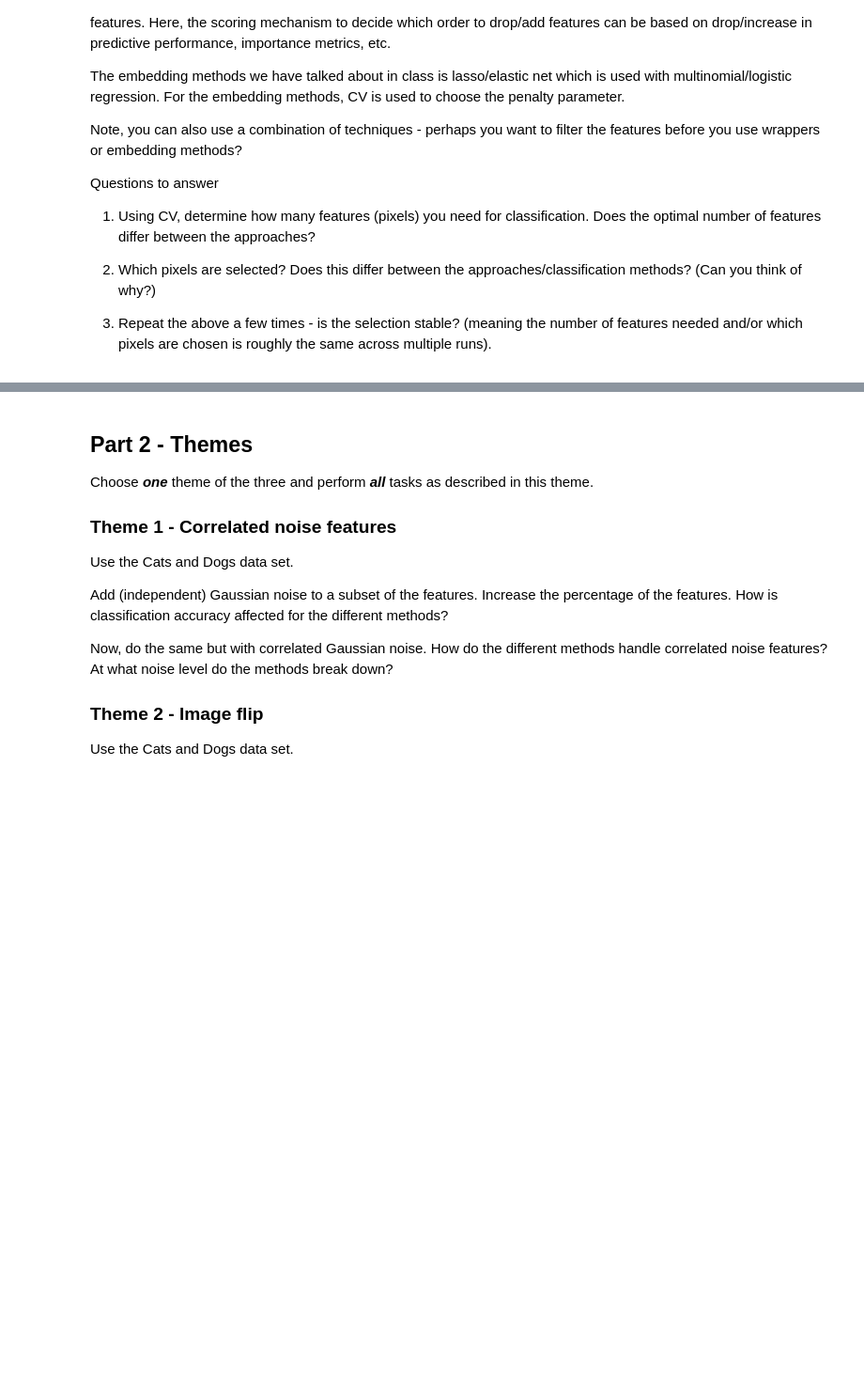
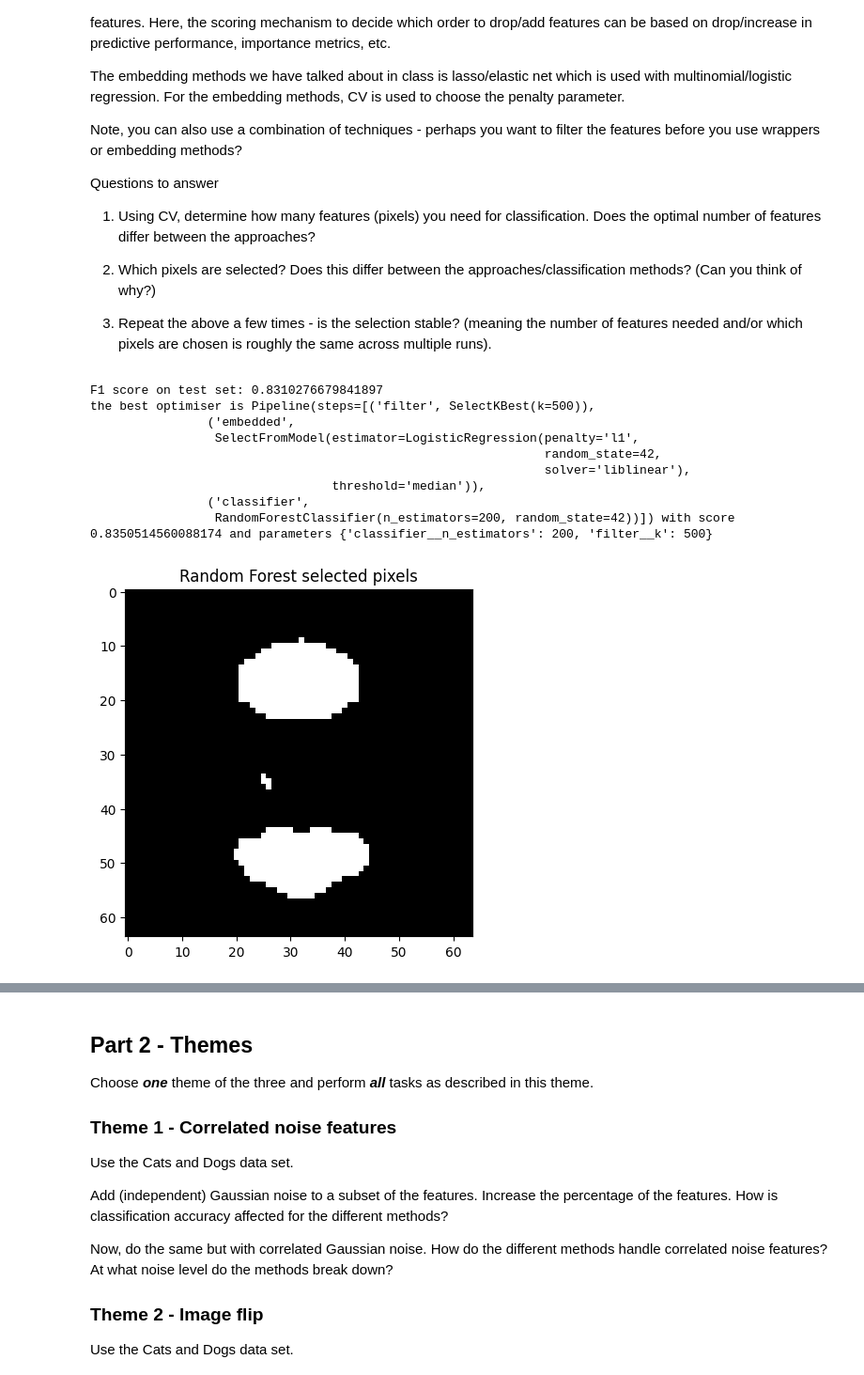
Before and after one commit to CleosCleopatra/Big_data_2, a Jupyter notebook: project2Py.ipynb, the cells around one changed output, grey strips where cells are left out. Shown at 94% size. Cells and saved outputs as stored; diff of their text form; code cells hidden in the pictures; blank space fills up the shorter version.

Commit message:
Fixed one tiny little detail (changed from mask to final mask in line 51)

```diff
--- a/project2Py.ipynb
+++ b/project2Py.ipynb
@@ -237,7 +237,7 @@ def classifying(random_seed, models_loc):
     final_mask = np.zeros_like(mask)
     final_mask[np.where(mask)[0]] = mask_embedded
     plt.figure()
-    plt.imshow(mask.reshape(64,64), cmap="gray")
+    plt.imshow(final_mask.reshape(64,64), cmap="gray")
     plt.title("Random Forest selected pixels")
     plt.show()
 
@@ -284,30 +284,41 @@ def classifying(random_seed, models_loc):
         ("classifier", KNeighborsClassifier())
         ])
     opt_knn = GridSearchCV(
         pipe_knn,
         param_grid = models_loc["KNN"]["params"],
         cv = StratifiedKFold(n_splits=5, shuffle = True, random_state = 0),
         scoring = "f1",
         n_jobs=-1
     )
     opt_knn.fit(X_train, y_train)
     y_pred_knn = opt_knn.predict(X_test)
     f1_knn = f1_score(y_test, y_pred_knn)
     print(f"F1 score on test set: {f1_knn}")
     #print(opt_knn.cv_results_)
     print(f"the best optimiser is {opt_knn.best_estimator_} with score {opt_knn.best_score_} and parameters {opt_knn.best_params_}")
     mask_knn = opt_knn.best_estimator_.named_steps["filter"].get_support()
     embedded_mask_knn = opt_knn.best_estimator_.named_steps["embedded"].get_support()
     final_mask_knn = np.zeros_like(mask_knn)
     final_mask_knn[np.where(mask_knn)[0]] = embedded_mask_knn
     plt.figure()
     plt.imshow(final_mask_knn.reshape(64,64), cmap="gray")
     plt.title("KNN selected pixels")
     plt.show()
     models_loc["KNN"]["results"].append((opt_knn.best_estimator_, opt_knn.best_score_, opt_knn.best_params_, f1_knn, final_mask_knn))
 
     return models_loc
 
 models = classifying(42, models)
 models = classifying(123, models)
 models = classifying(32, models)
+# %% [output]
+F1 score on test set: 0.8310276679841897
+the best optimiser is Pipeline(steps=[('filter', SelectKBest(k=500)),
+                ('embedded',
+                 SelectFromModel(estimator=LogisticRegression(penalty='l1',
+                                                              random_state=42,
+                                                              solver='liblinear'),
+                                 threshold='median')),
+                ('classifier',
+                 RandomForestClassifier(n_estimators=200, random_state=42))]) with score 0.8350514560088174 and parameters {'classifier__n_estimators': 200, 'filter__k': 500}
+[figure, added]
```
Also changed, not shown: parts of 1 cell of this notebook.
